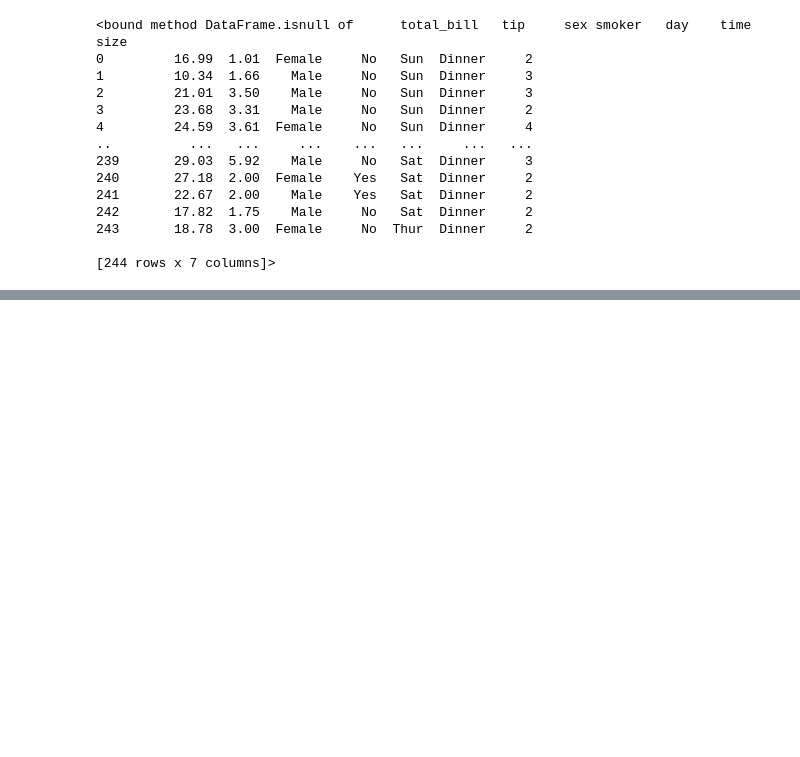
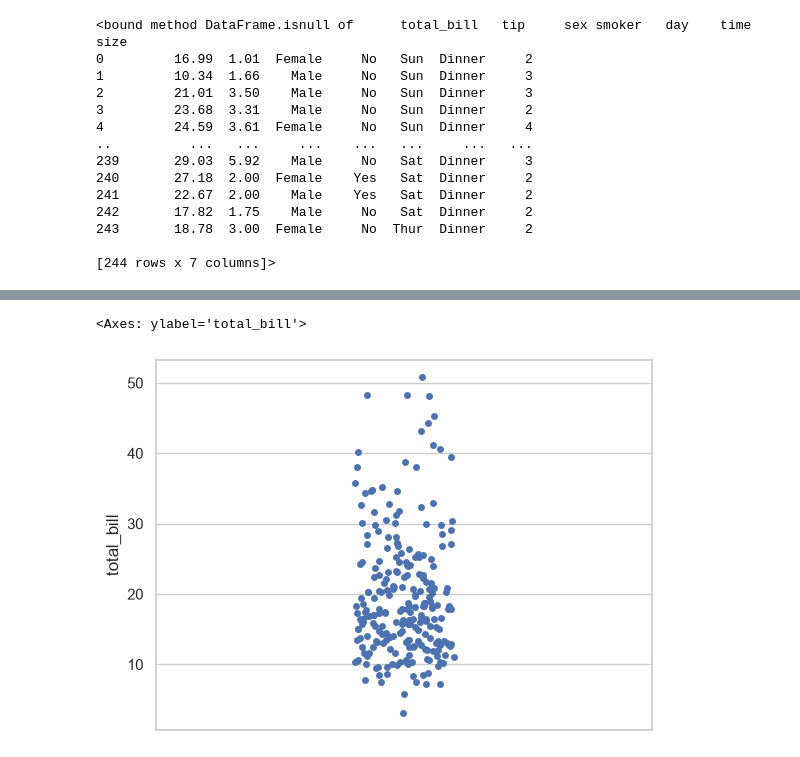
Before and after one commit to Akash-paswan/Seaborn-practice-questions-, a Jupyter notebook: tips dataset/Tip.ipynb, the cells around one changed output, grey strips where cells are left out. Saved outputs shown, nothing was run; the diff lists cells and outputs as text; code cells hidden in the pictures; blank space fills up the shorter version.

```diff
--- a/tips dataset/Tip.ipynb
+++ b/tips dataset/Tip.ipynb
@@ -115,0 +128,8 @@ sns.boxplot(data=tips,x="total_bill")
+# %%
+# Strip plot -->Har data point dikhata hai.
+
+
+sns.stripplot(data=tips,y="total_bill")
+# %% [output]
+<Axes: ylabel='total_bill'>
+[figure, added]
```
Also changed, not shown: parts of 33 cells of this notebook, 3 other files.
